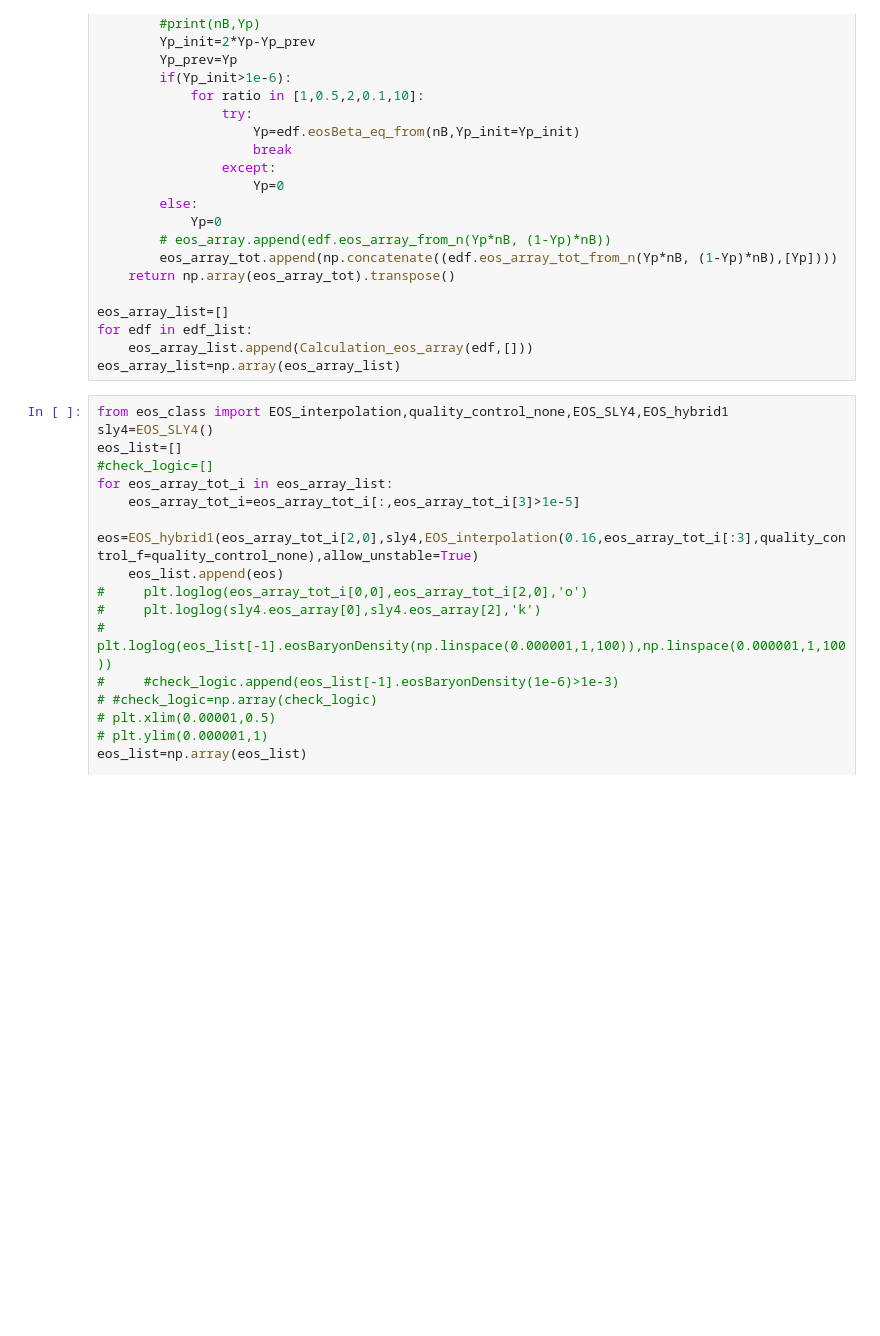
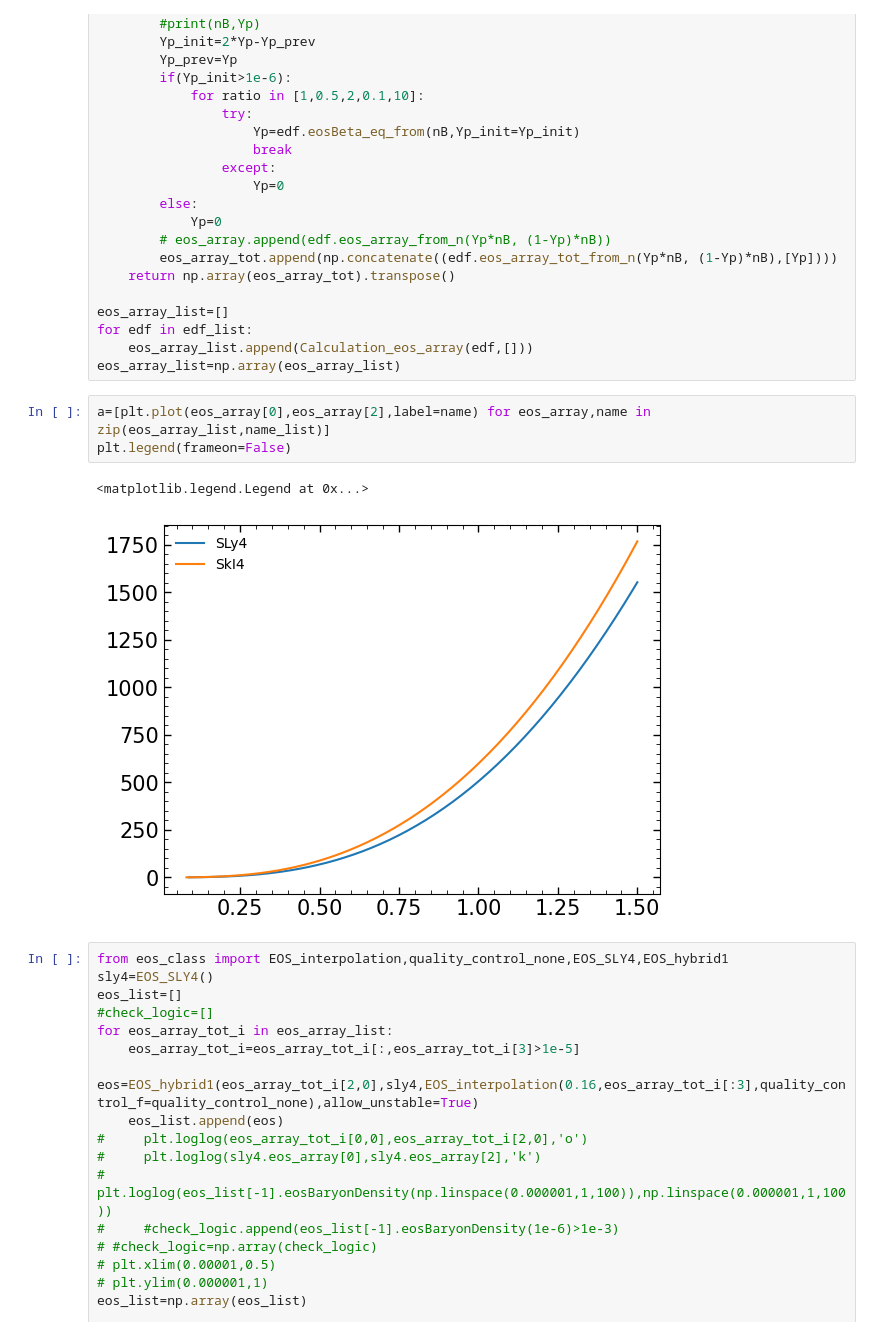
Before and after one commit to sotzee/SSVAE_EOS, a Jupyter notebook: paper_fig_skyrme.ipynb, the cells around one changed output. Cells and saved outputs as stored; diff of their text form; blank space fills up the shorter version.

```diff
--- a/paper_fig_skyrme.ipynb
+++ b/paper_fig_skyrme.ipynb
@@ -83,6 +86,12 @@ eos_array_list=[]
 for edf in edf_list:
     eos_array_list.append(Calculation_eos_array(edf,[]))
 eos_array_list=np.array(eos_array_list)
+# %%
+a=[plt.plot(eos_array[0],eos_array[2],label=name) for eos_array,name in zip(eos_array_list,name_list)]
+plt.legend(frameon=False)
+# %% [output]
+<matplotlib.legend.Legend at 0x...>
+[figure, added]
 # %%
 from eos_class import EOS_interpolation,quality_control_none,EOS_SLY4,EOS_hybrid1
 sly4=EOS_SLY4()
```
Also changed, not shown: parts of 4 cells of this notebook.
